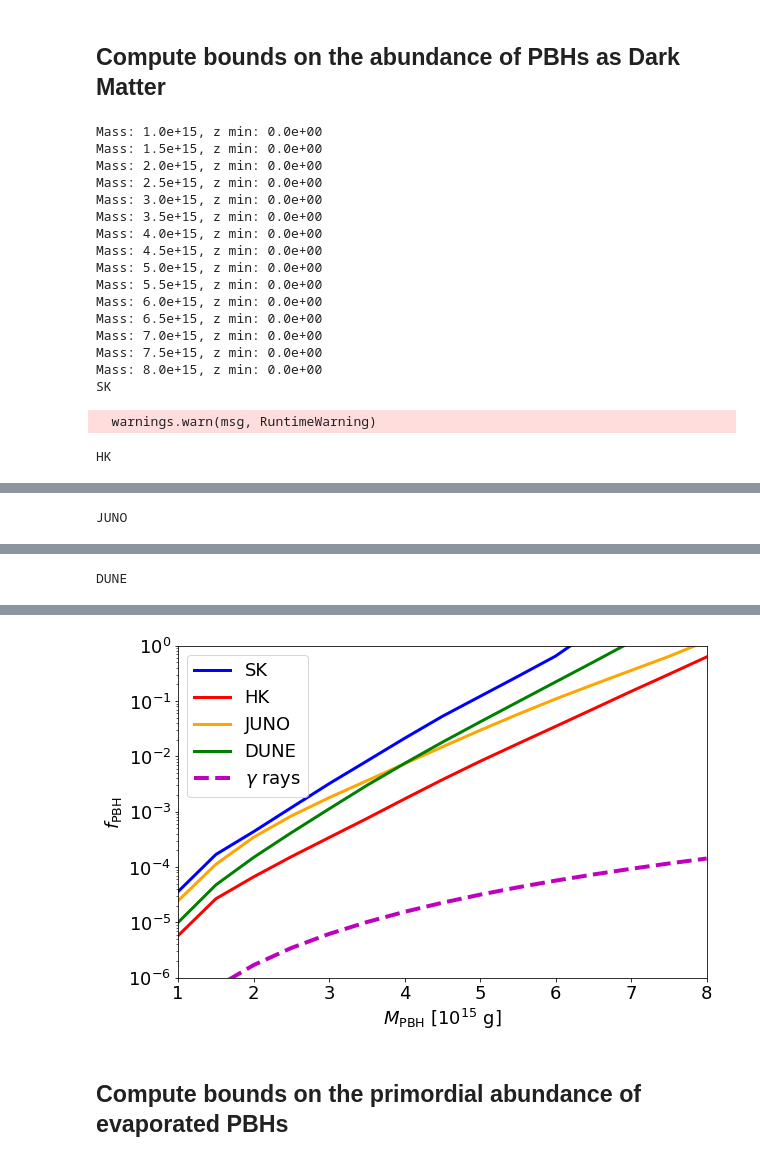
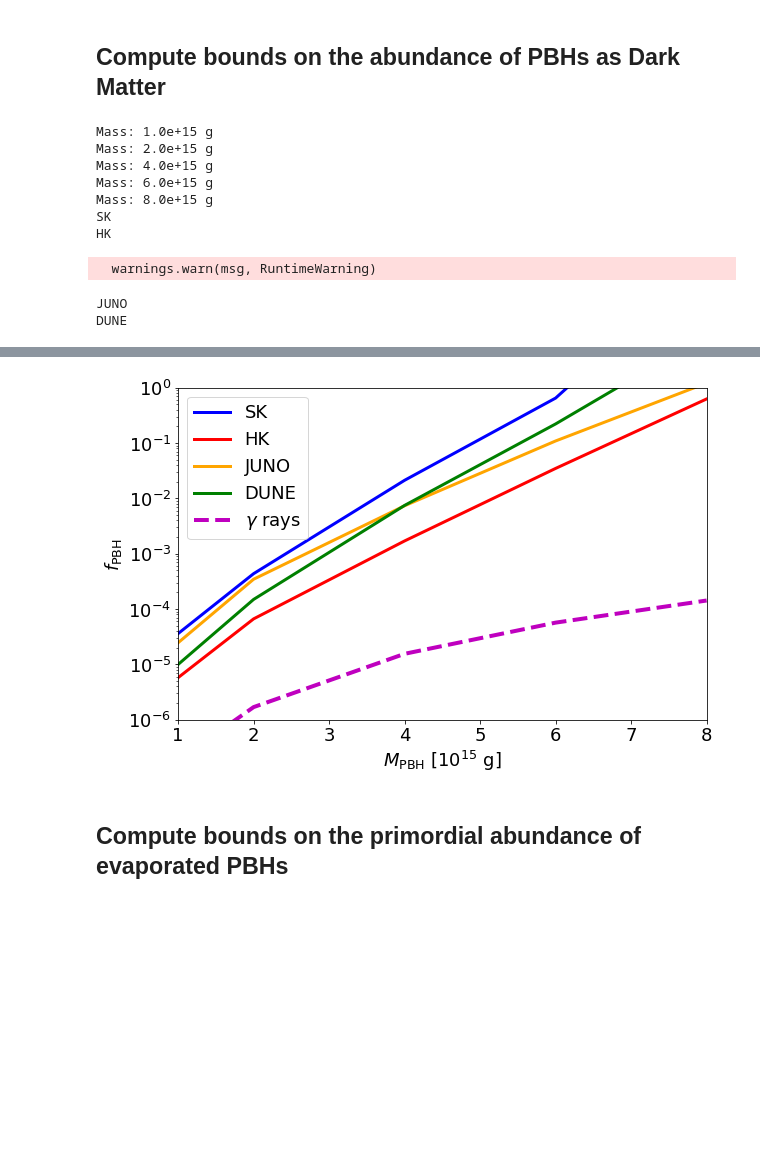
Before and after one commit to vmmunoza/nuHawkHunter, a Jupyter notebook: PBH_Constraints.ipynb, the cells around one changed output, grey strips where cells are left out. Cells and saved outputs as stored; diff of their text form; code cells hidden in the pictures; blank space fills up the shorter version.

```diff
--- a/PBH_Constraints.ipynb
+++ b/PBH_Constraints.ipynb
@@ -91,26 +91,18 @@ def plot_pbh_bounds(Mpbhs, fpbhs, is_DM):
 ## Compute bounds on the abundance of PBHs as Dark Matter
 # %%
 Mpbhs = np.linspace(1.e15, 8.e15, 15)
-#Mpbhs = np.array([1.e15, 2.e15, 4.e15, 6.e15, 8.e15])
+Mpbhs = np.array([1.e15, 2.e15, 4.e15, 6.e15, 8.e15])
 fpbhs = np.logspace(-6, 0, 20)
 
 plot_pbh_bounds(Mpbhs, fpbhs, is_DM=True)
 # %% [output]
-Mass: 1.0e+15, z min: 0.0e+00
-Mass: 1.5e+15, z min: 0.0e+00
-Mass: 2.0e+15, z min: 0.0e+00
-Mass: 2.5e+15, z min: 0.0e+00
-Mass: 3.0e+15, z min: 0.0e+00
-Mass: 3.5e+15, z min: 0.0e+00
-Mass: 4.0e+15, z min: 0.0e+00
-Mass: 4.5e+15, z min: 0.0e+00
-Mass: 5.0e+15, z min: 0.0e+00
-Mass: 5.5e+15, z min: 0.0e+00
-Mass: 6.0e+15, z min: 0.0e+00
-Mass: 6.5e+15, z min: 0.0e+00
-Mass: 7.0e+15, z min: 0.0e+00
-Mass: 7.5e+15, z min: 0.0e+00
-Mass: 8.0e+15, z min: 0.0e+00
+Mass: 1.0e+15 g
+Mass: 2.0e+15 g
+Mass: 4.0e+15 g
+Mass: 6.0e+15 g
+Mass: 8.0e+15 g
 SK
+HK
   warnings.warn(msg, RuntimeWarning)
-HK
+JUNO
+DUNE
@@ -118 +108,0 @@ HK
-JUNO
@@ -120 +108,0 @@ JUNO
-DUNE
@@ -122,4 +109,4 @@ DUNE
-[figure, old version]
+[figure, new version]
 # %% [markdown]
 ## Compute bounds on the primordial abundance of evaporated PBHs
 # %%
```
Also changed, not shown: parts of 2 cells of this notebook, 25 other files.
